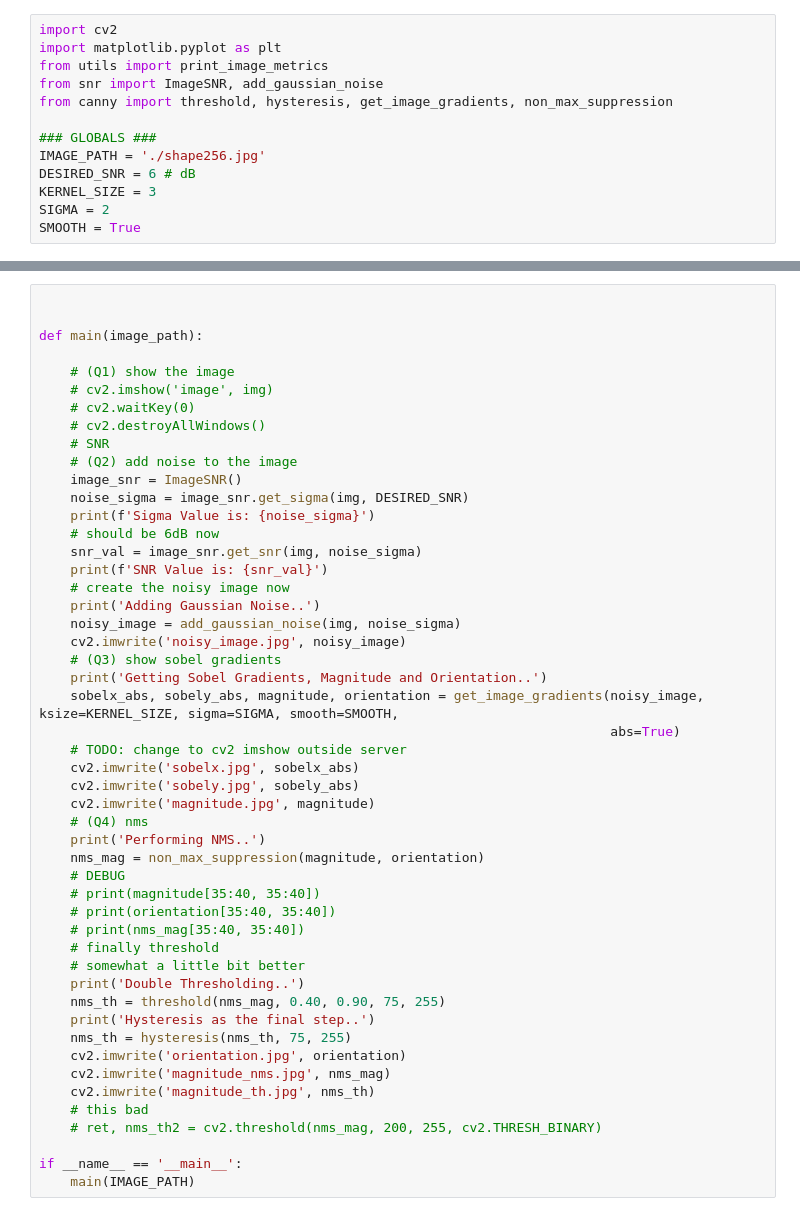
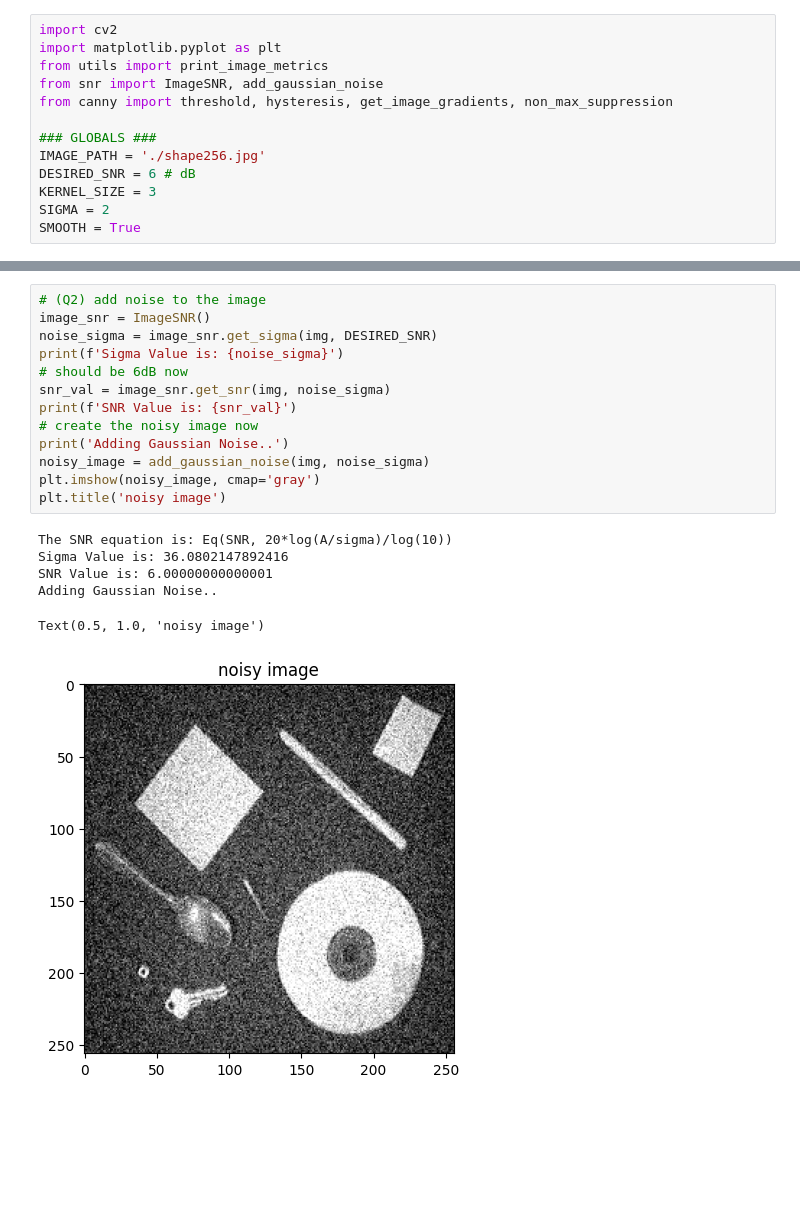
Before and after one commit to KiLJ4EdeN/HW1_MV, a Jupyter notebook: notebook_version.ipynb, the cells around one changed output, grey strips where cells are left out. Drawn from its saved outputs; the diff is of its cells as text; blank space fills up the shorter version.

```diff
--- a/notebook_version.ipynb
+++ b/notebook_version.ipynb
@@ -24,50 +29,20 @@ Unique Pixel Values: 239
-# %%
-
-
-def main(image_path):
-
-    # (Q1) show the image
-    # cv2.imshow('image', img)
-    # cv2.waitKey(0)
-    # cv2.destroyAllWindows()
-    # SNR
-    # (Q2) add noise to the image
-    image_snr = ImageSNR()
-    noise_sigma = image_snr.get_sigma(img, DESIRED_SNR)
-    print(f'Sigma Value is: {noise_sigma}')
-    # should be 6dB now
-    snr_val = image_snr.get_snr(img, noise_sigma)
-    print(f'SNR Value is: {snr_val}')
-    # create the noisy image now
-    print('Adding Gaussian Noise..')
-    noisy_image = add_gaussian_noise(img, noise_sigma)
-    cv2.imwrite('noisy_image.jpg', noisy_image)
-    # (Q3) show sobel gradients
-    print('Getting Sobel Gradients, Magnitude and Orientation..')
-    sobelx_abs, sobely_abs, magnitude, orientation = get_image_gradients(noisy_image, ksize=KERNEL_SIZE, sigma=SIGMA, smooth=SMOOTH,
-                                                                         abs=True)
-    # TODO: change to cv2 imshow outside server
-    cv2.imwrite('sobelx.jpg', sobelx_abs)
-    cv2.imwrite('sobely.jpg', sobely_abs)
-    cv2.imwrite('magnitude.jpg', magnitude)
-    # (Q4) nms
-    print('Performing NMS..')
-    nms_mag = non_max_suppression(magnitude, orientation)
-    # DEBUG
-    # print(magnitude[35:40, 35:40])
-    # print(orientation[35:40, 35:40])
-    # print(nms_mag[35:40, 35:40])
-    # finally threshold
-    # somewhat a little bit better
-    print('Double Thresholding..')
-    nms_th = threshold(nms_mag, 0.40, 0.90, 75, 255)
-    print('Hysteresis as the final step..')
-    nms_th = hysteresis(nms_th, 75, 255)
-    cv2.imwrite('orientation.jpg', orientation)
-    cv2.imwrite('magnitude_nms.jpg', nms_mag)
-    cv2.imwrite('magnitude_th.jpg', nms_th)
-    # this bad
-    # ret, nms_th2 = cv2.threshold(nms_mag, 200, 255, cv2.THRESH_BINARY)
-
-if __name__ == '__main__':
-    main(IMAGE_PATH)
+# %%
+# (Q2) add noise to the image
+image_snr = ImageSNR()
+noise_sigma = image_snr.get_sigma(img, DESIRED_SNR)
+print(f'Sigma Value is: {noise_sigma}')
+# should be 6dB now
+snr_val = image_snr.get_snr(img, noise_sigma)
+print(f'SNR Value is: {snr_val}')
+# create the noisy image now
+print('Adding Gaussian Noise..')
+noisy_image = add_gaussian_noise(img, noise_sigma)
+plt.imshow(noisy_image, cmap='gray')
+plt.title('noisy image')
+# %% [output]
+The SNR equation is: Eq(SNR, 20*log(A/sigma)/log(10))
+Sigma Value is: 36.0802147892416
+SNR Value is: 6.00000000000001
+Adding Gaussian Noise..
+Text(0.5, 1.0, 'noisy image')
+[figure, added]
```
Also changed, not shown: parts of 3 cells of this notebook.
